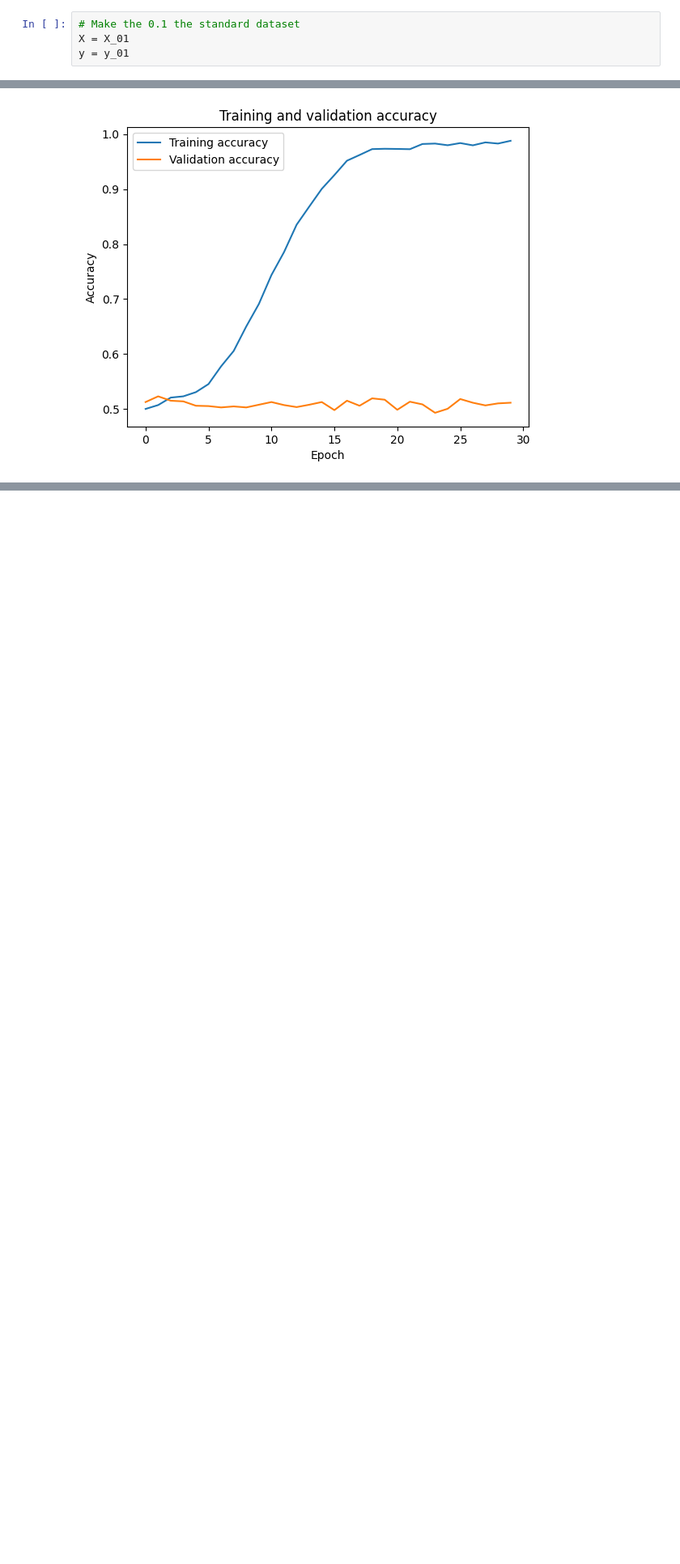
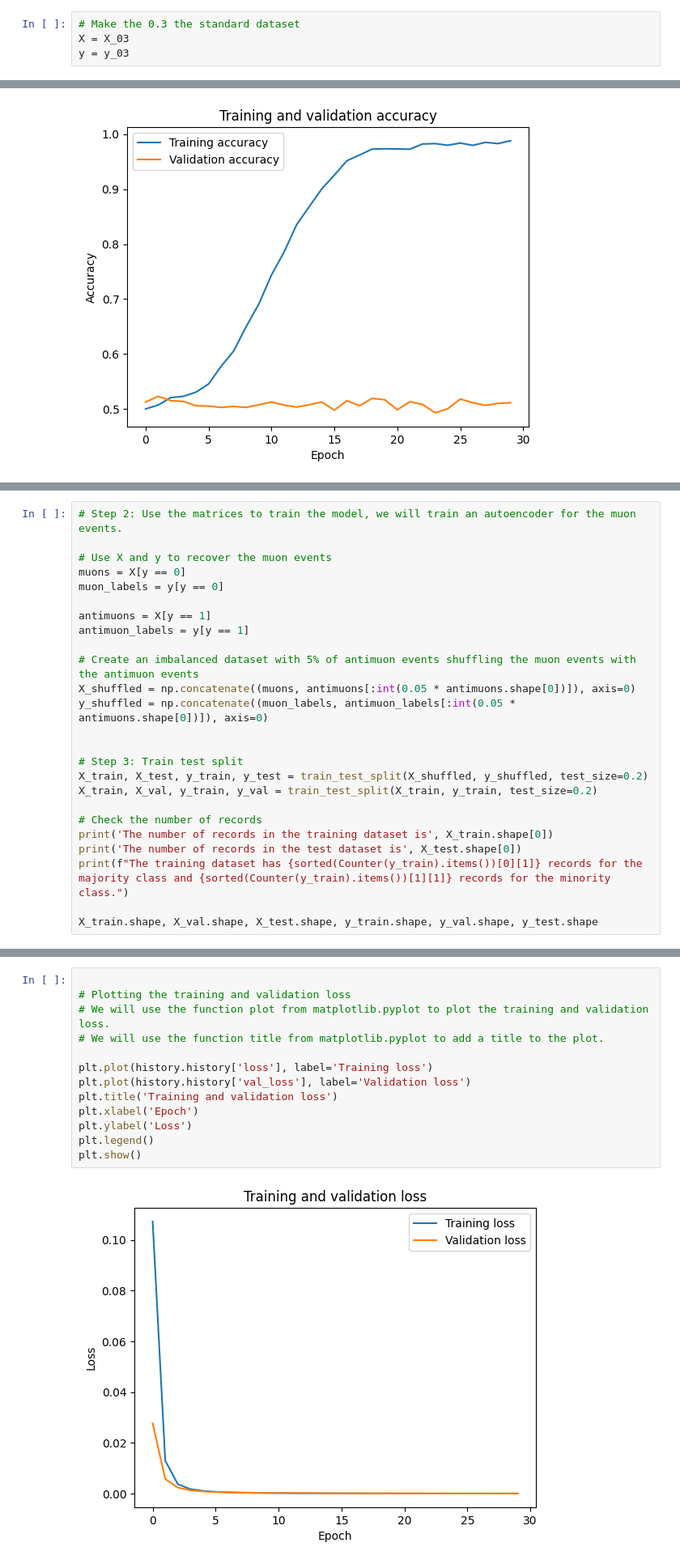
Before and after one commit to dhebel/babycal, a Jupyter notebook: src/main.ipynb, the cells around one changed output, grey strips where cells are left out. Shown at 81% size. Drawn from its saved outputs; the diff is of its cells as text; blank space fills up the shorter version.

Commit message:
autencoder and plotting

```diff
--- a/src/main.ipynb
+++ b/src/main.ipynb
@@ -251,9 +267,9 @@ print(X_01.shape, y_01.shape)
 (10167, 7, 5, 2) (10167,)
 (10233, 21, 15, 2) (10233,)
 # %%
-# Make the 0.1 the standard dataset
-X = X_01
-y = y_01
+# Make the 0.3 the standard dataset
+X = X_03
+y = y_03
 # %% [markdown]
 ## Splitting the data
 # %%
@@ -945,0 +964,25 @@ plt.show()
+# %%
+# Step 2: Use the matrices to train the model, we will train an autoencoder for the muon events.
+
+# Use X and y to recover the muon events
+muons = X[y == 0]
+muon_labels = y[y == 0]
+
+antimuons = X[y == 1]
+antimuon_labels = y[y == 1]
+
+# Create an imbalanced dataset with 5% of antimuon events shuffling the muon events with the antimuon events
+X_shuffled = np.concatenate((muons, antimuons[:int(0.05 * antimuons.shape[0])]), axis=0)
+y_shuffled = np.concatenate((muon_labels, antimuon_labels[:int(0.05 * antimuons.shape[0])]), axis=0)
+
+
+# Step 3: Train test split
+X_train, X_test, y_train, y_test = train_test_split(X_shuffled, y_shuffled, test_size=0.2)
+X_train, X_val, y_train, y_val = train_test_split(X_train, y_train, test_size=0.2)
+
+# Check the number of records
+print('The number of records in the training dataset is', X_train.shape[0])
+print('The number of records in the test dataset is', X_test.shape[0])
+print(f"The training dataset has {sorted(Counter(y_train).items())[0][1]} records for the majority class and {sorted(Counter(y_train).items())[1][1]} records for the minority class.")
+
+X_train.shape, X_val.shape, X_test.shape, y_train.shape, y_val.shape, y_test.shape
@@ -945,0 +1068,15 @@ plt.show()
+# %%
+
+# Plotting the training and validation loss
+# We will use the function plot from matplotlib.pyplot to plot the training and validation loss.
+# We will use the function title from matplotlib.pyplot to add a title to the plot.
+
+plt.plot(history.history['loss'], label='Training loss')
+plt.plot(history.history['val_loss'], label='Validation loss')
+plt.title('Training and validation loss')
+plt.xlabel('Epoch')
+plt.ylabel('Loss')
+plt.legend()
+plt.show()
+# %% [output]
+[figure, added]
```
Also changed, not shown: parts of 13 cells of this notebook.
